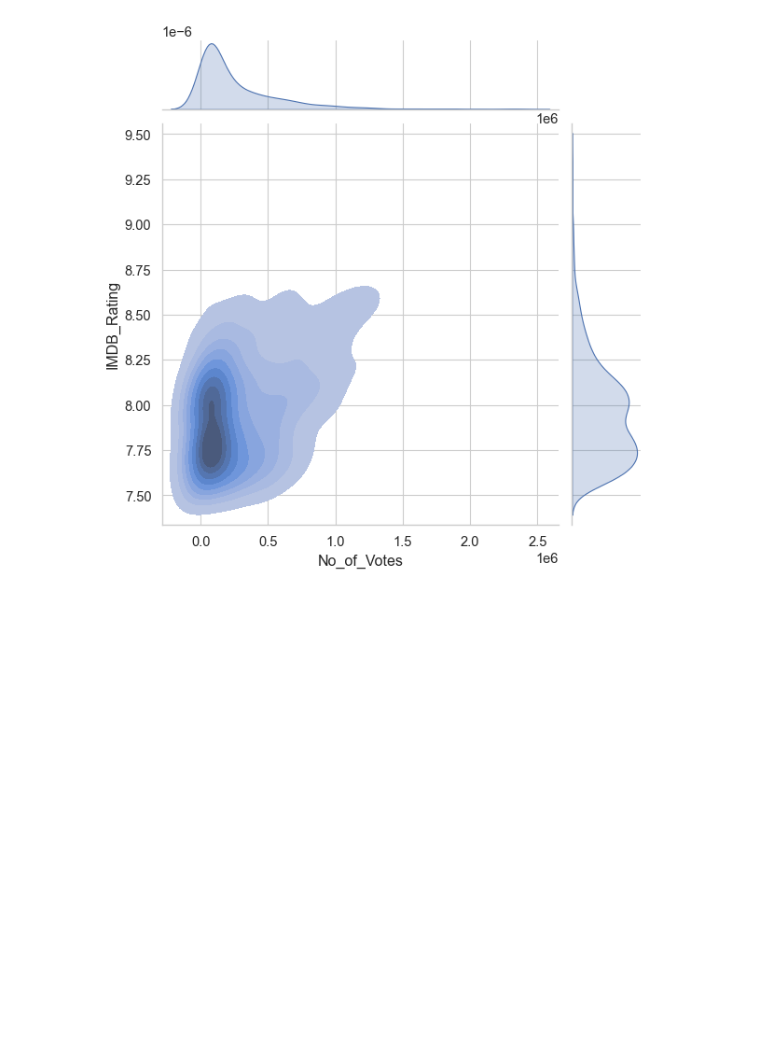
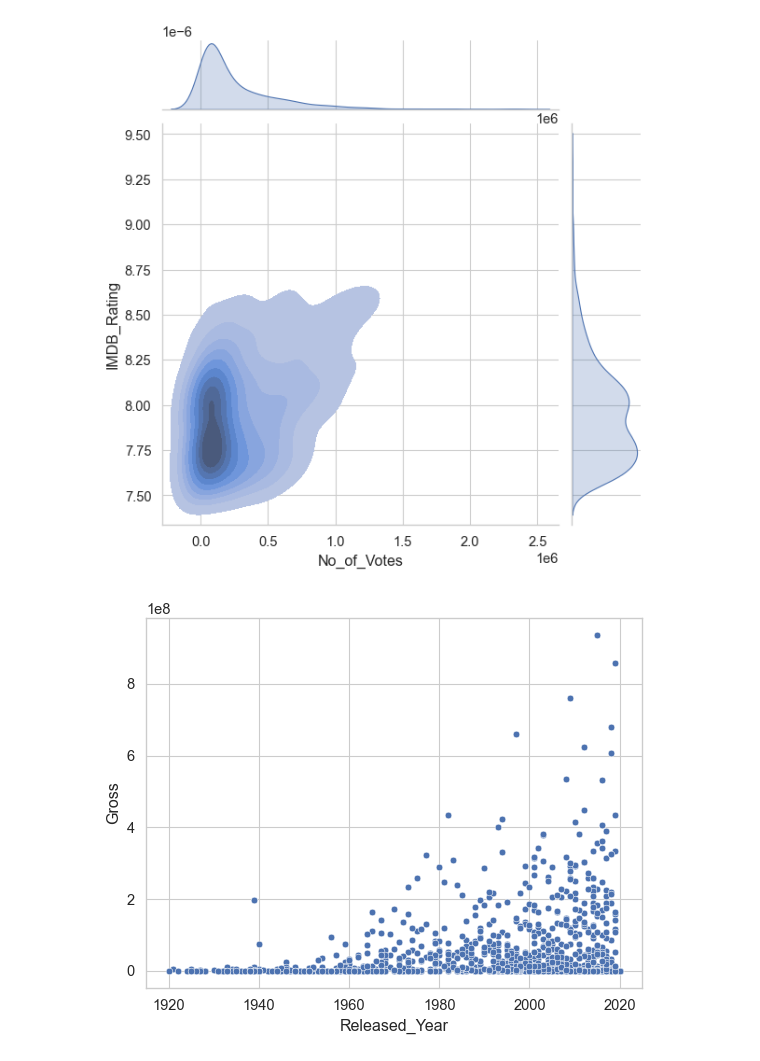
Before and after one commit to GiwonLee1999/Movie-Ratings-Analysis, a Jupyter notebook: ETL/visualize_cleaned_dataset.ipynb, the cells around one changed output. Cells and saved outputs as stored; diff of their text form; code cells hidden in the pictures; blank space fills up the shorter version.

```diff
--- a/ETL/visualize_cleaned_dataset.ipynb
+++ b/ETL/visualize_cleaned_dataset.ipynb
@@ -55,3 +84,7 @@ sns.jointplot(data=df,x='No_of_Votes',y='IMDB_Rating',kind='kde', fill=True);
 plt.savefig("votes_vs_rating.jpg", bbox_inches = 'tight')
 # %% [output]
 [figure]
+# %%
+sns.scatterplot(data=df,x='Released_Year',y='Gross');
+# %% [output]
+[figure, added]
```
Also changed, not shown: parts of 8 cells of this notebook, 1 other file.
